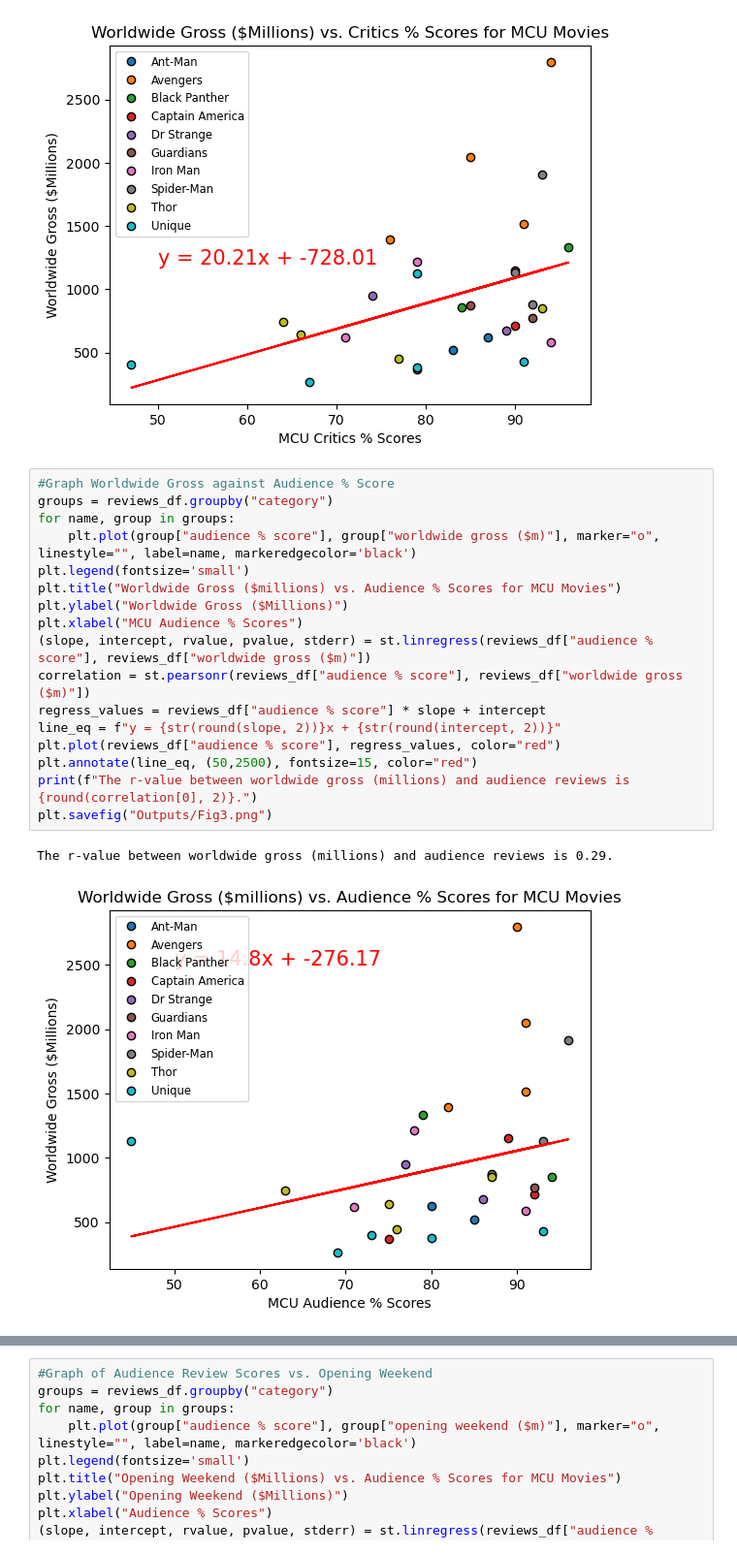
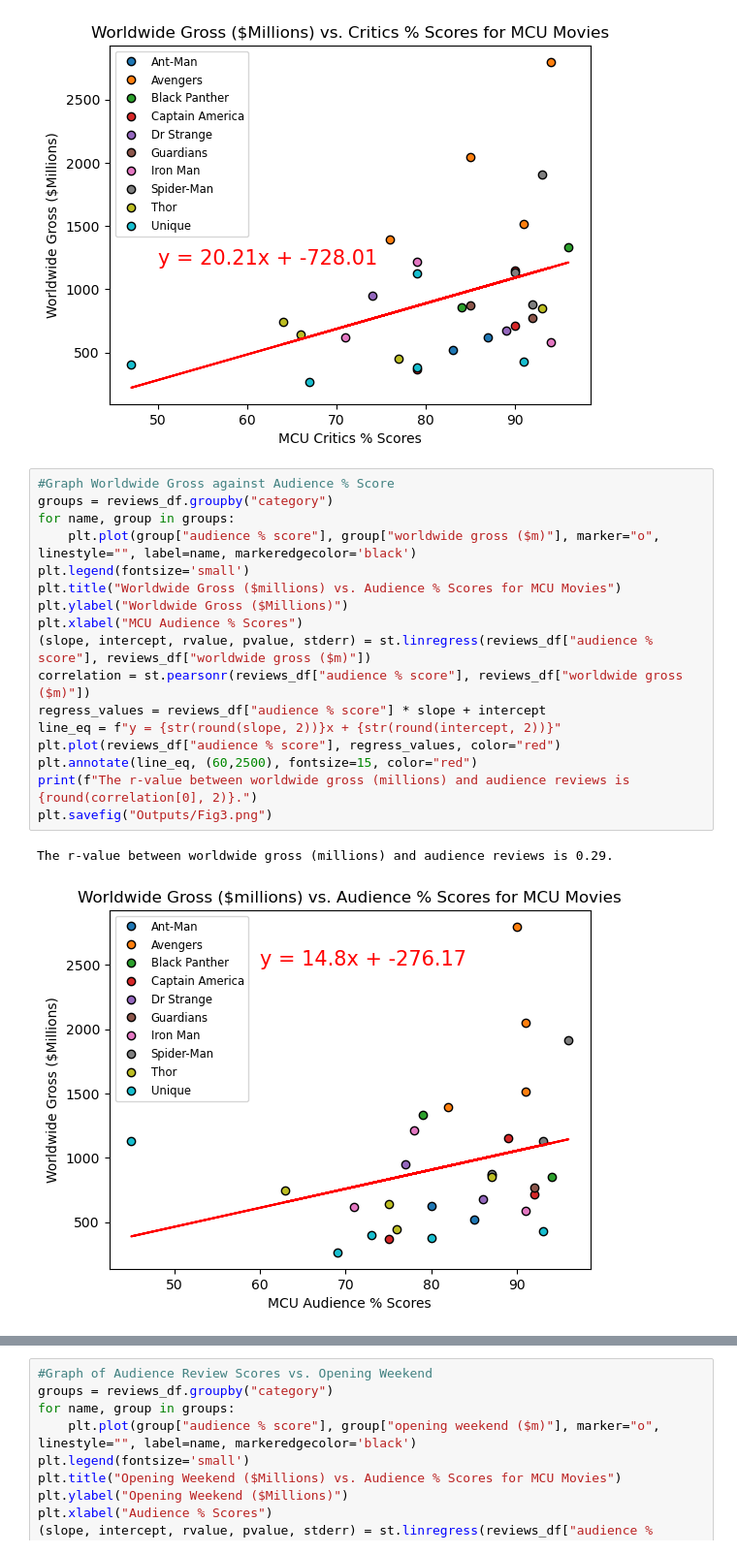
Before and after one commit to jdyiga10/project1-2023, a Jupyter notebook: andrew_work.ipynb, the cells around one changed output, grey strips where cells are left out. Shown: that part at 97% size. Drawn from its saved outputs; the diff is of its cells as text.

```diff
--- a/andrew_work.ipynb
+++ b/andrew_work.ipynb
@@ -153,23 +153,23 @@ The r-value between worldwide gross (millions) and critics reviews is 0.4.
 # %%
 #Graph Worldwide Gross against Audience % Score
 groups = reviews_df.groupby("category")
 for name, group in groups:
     plt.plot(group["audience % score"], group["worldwide gross ($m)"], marker="o", linestyle="", label=name, markeredgecolor='black')
 plt.legend(fontsize='small')
 plt.title("Worldwide Gross ($millions) vs. Audience % Scores for MCU Movies")
 plt.ylabel("Worldwide Gross ($Millions)")
 plt.xlabel("MCU Audience % Scores")
 (slope, intercept, rvalue, pvalue, stderr) = st.linregress(reviews_df["audience % score"], reviews_df["worldwide gross ($m)"])
 correlation = st.pearsonr(reviews_df["audience % score"], reviews_df["worldwide gross ($m)"])
 regress_values = reviews_df["audience % score"] * slope + intercept
 line_eq = f"y = {str(round(slope, 2))}x + {str(round(intercept, 2))}"
 plt.plot(reviews_df["audience % score"], regress_values, color="red")
-plt.annotate(line_eq, (50,2500), fontsize=15, color="red")
+plt.annotate(line_eq, (60,2500), fontsize=15, color="red")
 print(f"The r-value between worldwide gross (millions) and audience reviews is {round(correlation[0], 2)}.")
 plt.savefig("Outputs/Fig3.png")
 # %% [output]
 The r-value between worldwide gross (millions) and audience reviews is 0.29.
-[figure, old version]
+[figure, new version]
 # %%
 #Graph of Critics Review Scores vs. Opening Weekend
 groups = reviews_df.groupby("category")
```
Also changed, not shown: parts of 1 cell of this notebook, 2 other files.
